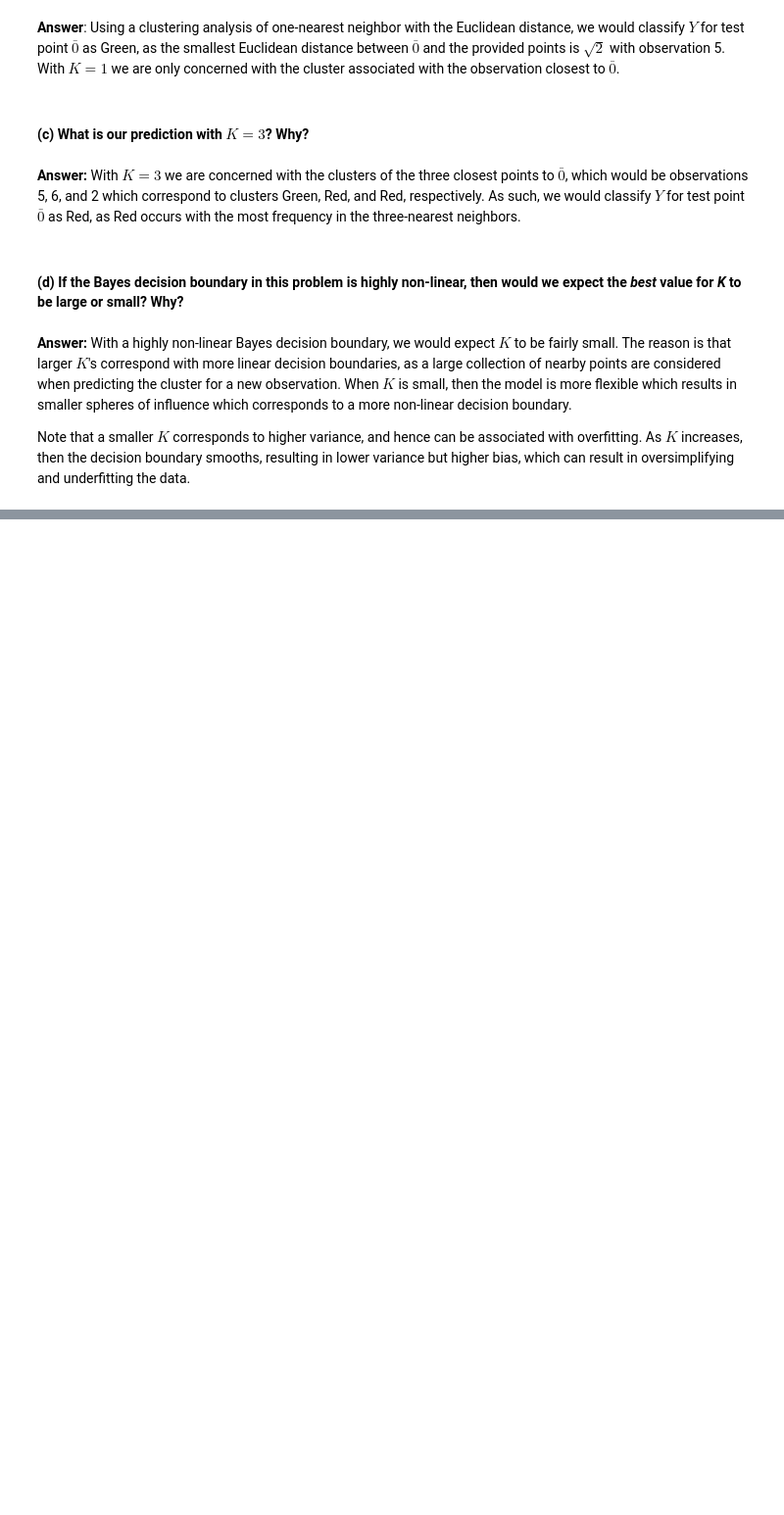
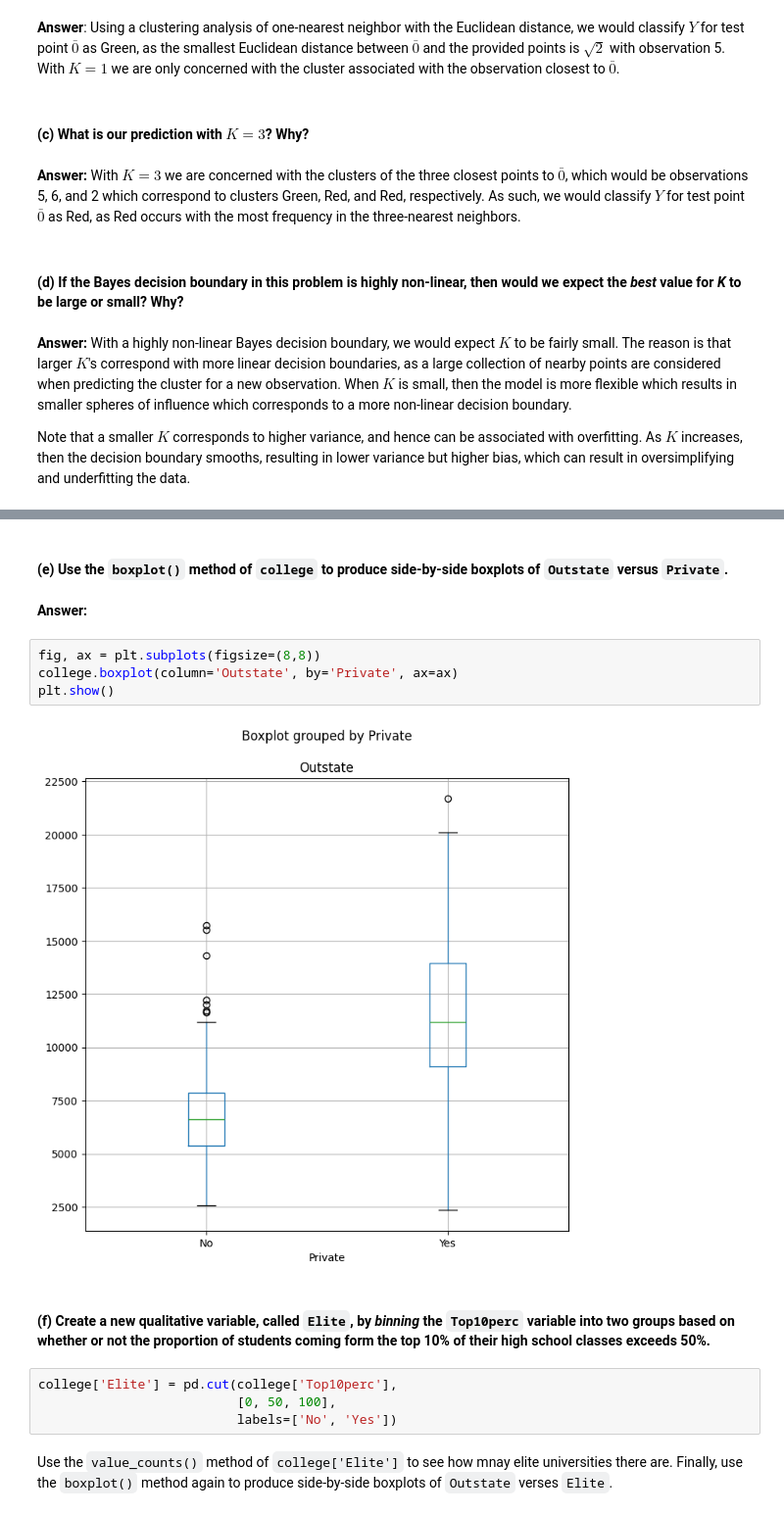
Before and after one commit to justingroves/ISLP, a Jupyter notebook: Jupyter Labs/Chapter 2 Statistical Learning/2.4 Exercises.ipynb, the cells around one changed output, grey strips where cells are left out. Shown: that part at 98% size. Drawn from its saved outputs; the diff is of its cells as text; blank space fills up the shorter version.

```diff
--- a/Jupyter Labs/Chapter 2 Statistical Learning/2.4 Exercises.ipynb
+++ b/Jupyter Labs/Chapter 2 Statistical Learning/2.4 Exercises.ipynb
@@ -323,0 +431,18 @@ Note that a smaller $K$ corresponds to higher variance, and hence can be associa
+# %% [markdown]
+#### (e) Use the `boxplot()` method of `college` to produce side-by-side boxplots of `Outstate` versus `Private`.
+# %% [markdown]
+**Answer:**
+# %%
+fig, ax = plt.subplots(figsize=(8,8))
+college.boxplot(column='Outstate', by='Private', ax=ax)
+plt.show()
+# %% [output]
+[figure, added]
+# %% [markdown]
+#### (f) Create a new qualitative variable, called `Elite`, by *binning* the `Top10perc` variable into two groups based on whether or not the proportion of students coming form the top 10% of their high school classes exceeds 50%.
+# %%
+college['Elite'] = pd.cut(college['Top10perc'],
+                          [0, 50, 100],
+                          labels=['No', 'Yes'])
+# %% [markdown]
+Use the `value_counts()` method of `college['Elite']` to see how mnay elite universities there are. Finally, use the `boxplot()` method again to produce side-by-side boxplots of `Outstate` verses `Elite`.
```
Also changed, not shown: parts of 29 cells of this notebook.
